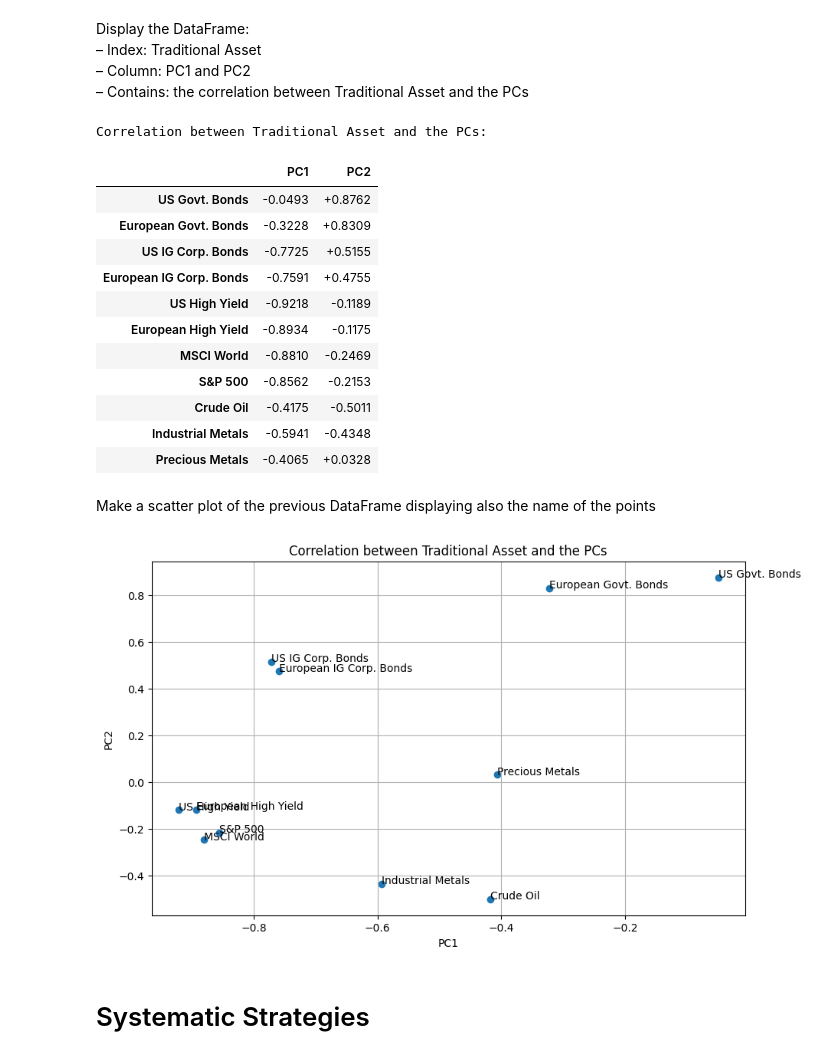
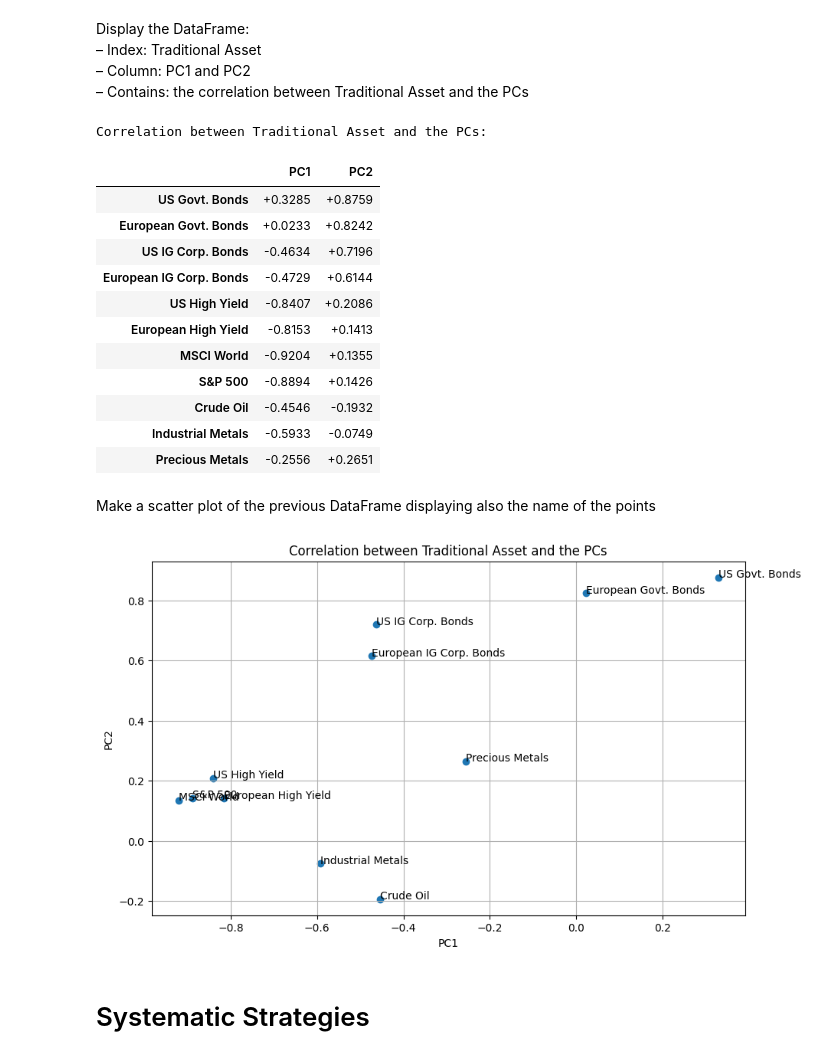
Before and after one commit to theomdvn/AlgoTrading, a Jupyter notebook: PCA.ipynb, the cells around one changed output. Saved outputs shown, nothing was run; the diff lists cells and outputs as text; code cells hidden in the pictures.

```diff
--- a/PCA.ipynb
+++ b/PCA.ipynb
@@ -88,8 +88,8 @@ print(f"{components_80} components are needed to explain 80% of the variance.")
 # %% [markdown]
 Display the cumsum of the returns of the 3 main components
 # %%
-returns = pd.DataFrame(pca_model.transform(MA_pca_changes_normalised), columns=[f'PC{i+1}' for i in range(pca_model.n_components_)])
-print("Cumulative returns of the 3 main components:\n", returns.iloc[:, :3].cumsum())
+returns_PCA = pd.DataFrame(pca_model.transform(MA_pca_changes_normalised), columns=[f'PC{i+1}' for i in range(pca_model.n_components_)])
+print("Cumulative returns of the 3 main components:\n", returns_PCA.iloc[:, :3].cumsum())
 # %% [output]
 Cumulative returns of the 3 main components:
                PC1           PC2           PC3
@@ -124,8 +124,8 @@ Regress each factors to each of the first 6 components and display the DataFrame
 r2_df = pd.DataFrame(index=MA_pca_changes_normalised.columns, columns=[f'PC{i+1}' for i in range(pca_model.n_components_)])
 for factor in MA_pca_changes_normalised.columns:
     for pc in r2_df.columns:
-        model = LinearRegression().fit(returns[[pc]], MA_pca_changes_normalised[factor])
-        predictions = model.predict(returns[[pc]])
+        model = LinearRegression().fit(returns_PCA[[pc]], MA_pca_changes_normalised[factor])
+        predictions = model.predict(returns_PCA[[pc]])
         r2_df.loc[factor, pc] = r2_score(MA_pca_changes_normalised[factor], predictions)
 
 r2_df = r2_df.apply(pd.to_numeric, errors='coerce')
@@ -217,39 +217,47 @@ Display the DataFrame:<br>
 – Index: Traditional Asset <br>
 – Column: PC1 and PC2<br>
 – Contains: the correlation between Traditional Asset and the PCs<br>
+# %%
+TAM_4w = pd.read_csv('Copie de Traditional Assets_Multi-asset PCA_CHANGES=4w.csv',index_col=0)
+TAM_4w.fillna(0, inplace=True)
+TAM_4w_normalized = (TAM_4w - TAM_4w.mean()) / TAM_4w.std()
+TAM_4w_normalized = TAM_4w_normalized.reset_index(drop=True)
+concat = pd.concat([TAM_4w_normalized,returns_PCA],axis=1)
+focus_cols = ['PC1', 'PC2']
+correlation_TAM_4w = concat.corr().filter(focus_cols).drop(focus_cols)
 # %%
 print("Correlation between Traditional Asset and the PCs:\n")
-correlation_TAM_4w.style.format(formatter='{:+.4f}').applymap(func=format_colour)
+correlation_TAM_4w.iloc[0:11].style.format(formatter='{:+.4f}').applymap(func=format_colour)
 # %% [output]
 Correlation between Traditional Asset and the PCs:
 |  | PC1 | PC2 |
-| US Govt. Bonds | -0.0493 | +0.8762 |
-| European Govt. Bonds | -0.3228 | +0.8309 |
-| US IG Corp. Bonds | -0.7725 | +0.5155 |
-| European IG Corp. Bonds | -0.7591 | +0.4755 |
-| US High Yield | -0.9218 | -0.1189 |
-| European High Yield | -0.8934 | -0.1175 |
-| MSCI World | -0.8810 | -0.2469 |
-| S&P 500 | -0.8562 | -0.2153 |
-| Crude Oil | -0.4175 | -0.5011 |
-| Industrial Metals | -0.5941 | -0.4348 |
-| Precious Metals | -0.4065 | +0.0328 |
+| US Govt. Bonds | +0.3285 | +0.8759 |
+| European Govt. Bonds | +0.0233 | +0.8242 |
+| US IG Corp. Bonds | -0.4634 | +0.7196 |
+| European IG Corp. Bonds | -0.4729 | +0.6144 |
+| US High Yield | -0.8407 | +0.2086 |
+| European High Yield | -0.8153 | +0.1413 |
+| MSCI World | -0.9204 | +0.1355 |
+| S&P 500 | -0.8894 | +0.1426 |
+| Crude Oil | -0.4546 | -0.1932 |
+| Industrial Metals | -0.5933 | -0.0749 |
+| Precious Metals | -0.2556 | +0.2651 |
 # %% [markdown]
 Make a scatter plot of the previous DataFrame displaying also the name of the points
 # %%
 plt.figure(figsize=(10, 6))
-plt.scatter(correlation_TAM_4w['PC1'], correlation_TAM_4w['PC2'])
+plt.scatter(correlation_TAM_4w.iloc[0:11]['PC1'], correlation_TAM_4w.iloc[0:11]['PC2'])
 
-for i, txt in enumerate(correlation_TAM_4w.index):
-    plt.annotate(txt, (correlation_TAM_4w['PC1'].iloc[i], correlation_TAM_4w['PC2'].iloc[i]))
+for i, txt in enumerate(correlation_TAM_4w.iloc[0:11].index):
+    plt.annotate(txt, (correlation_TAM_4w.iloc[0:11]['PC1'].iloc[i], correlation_TAM_4w.iloc[0:11]['PC2'].iloc[i]))
 
 plt.xlabel('PC1')
 plt.ylabel('PC2')
 plt.title('Correlation between Traditional Asset and the PCs')
 plt.grid(True)
 plt.show()
 # %% [output]
-[figure, old version]
+[figure, new version]
 # %% [markdown]
 # Systematic Strategies
 # %% [markdown]
```
Also changed, not shown: parts of 21 cells of this notebook.
